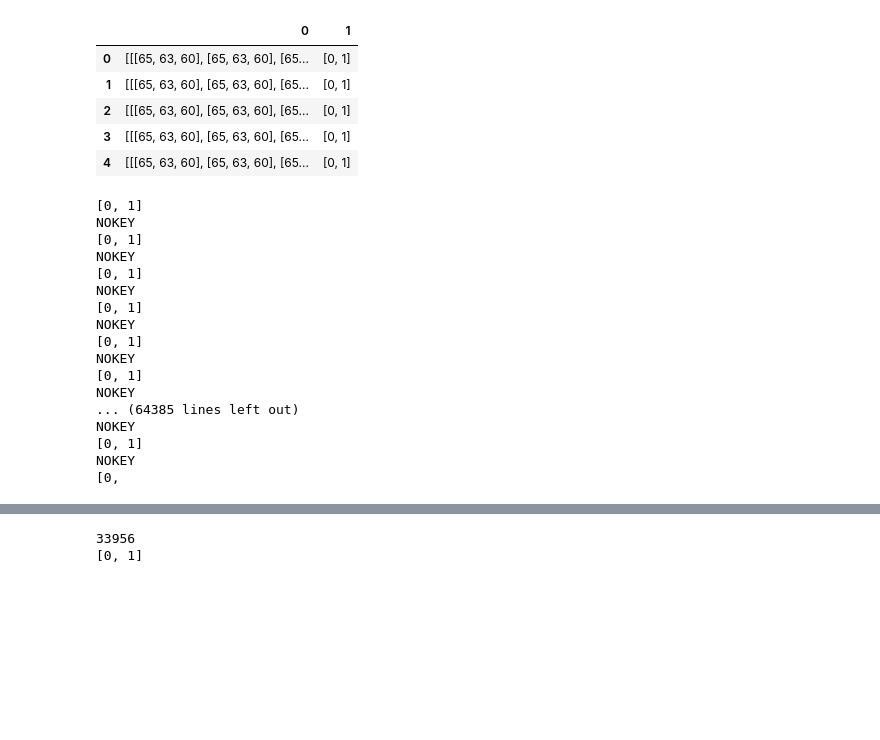
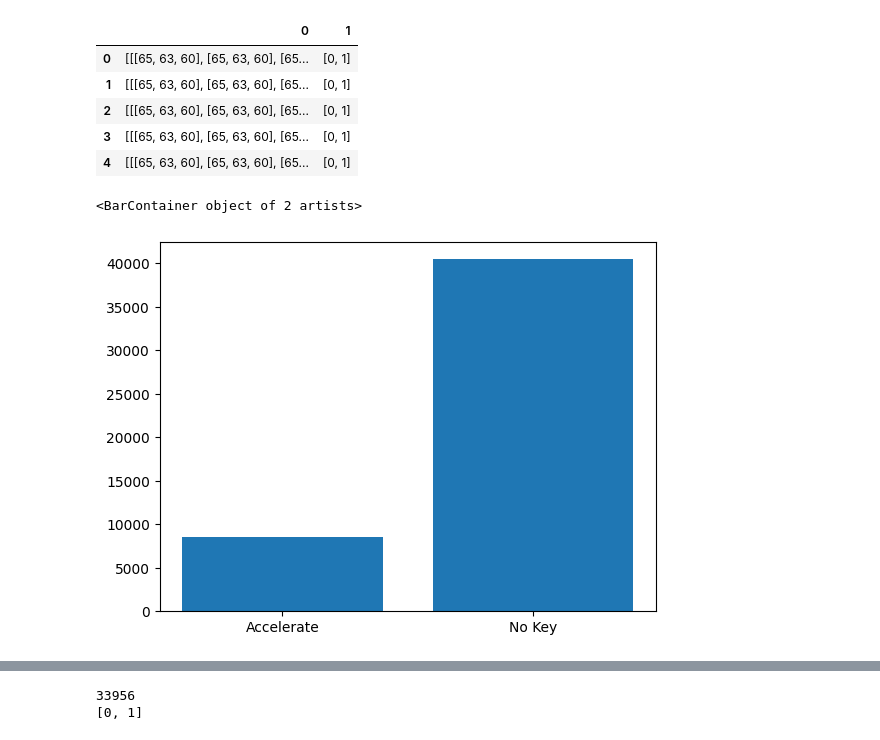
Before and after one commit to udiram/GTAV_driving_agent, a Jupyter notebook: v2/balancing.ipynb, the cells around one changed output, grey strips where cells are left out. Cells and saved outputs as stored; diff of their text form; code cells hidden in the pictures; blank space fills up the shorter version.

```diff
--- a/v2/balancing.ipynb
+++ b/v2/balancing.ipynb
@@ -24,30 +24,12 @@ shuffle(train_data)
 for data in train_data:
     img = data[0]
     choice = data[1]
-    print(choice)
+    # print(choice)
     if choice == [1, 0]:
         W.append([img, choice])
-        print("W")
+        # print("W")
     elif choice == [0, 1]:
         NOKEY.append([img, choice])
-        print("NOKEY")
+        # print("NOKEY")
     else:
         print('no matches')
-# %% [output]
-[0, 1]
-NOKEY
-[0, 1]
-NOKEY
-[0, 1]
-NOKEY
-[0, 1]
-NOKEY
-[0, 1]
-NOKEY
-[0, 1]
-NOKEY
-... (64385 lines left out)
-NOKEY
-[0, 1]
-NOKEY
-[0,
@@ -56,3 +36,10 @@ NOKEY
+# %%
+#plot
+import matplotlib.pyplot as plt
+plt.bar(['Accelerate', 'No Key'], [len(W), len(NOKEY)])
+# %% [output]
+<BarContainer object of 2 artists>
+[figure, added]
 # %%
 W = W[:len(NOKEY)]
 # S = S[:len(W)][:len(A)][:len(D)][:len(WA)][:len(WD)][:len(SA)][:len(SD)][:len(NOKEY)]
```
Also changed, not shown: parts of 2 cells of this notebook, 18 other files.
